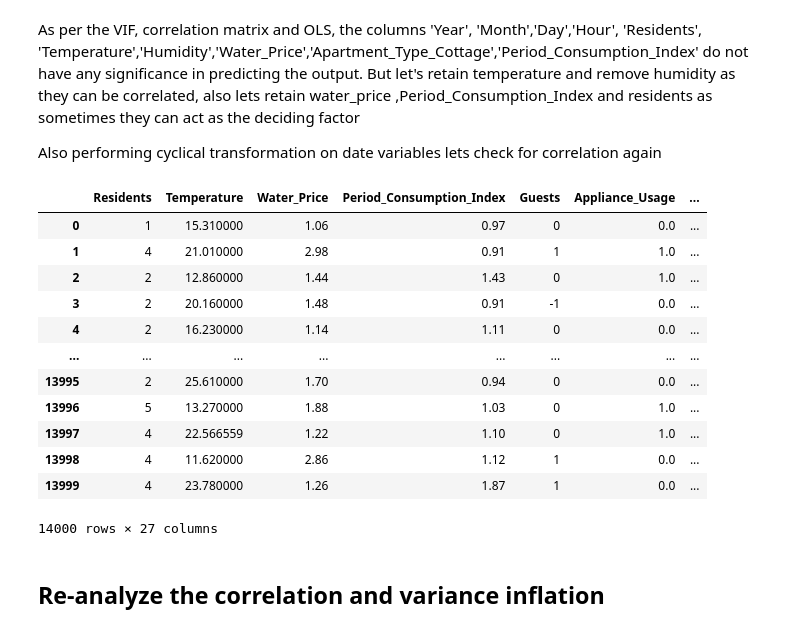
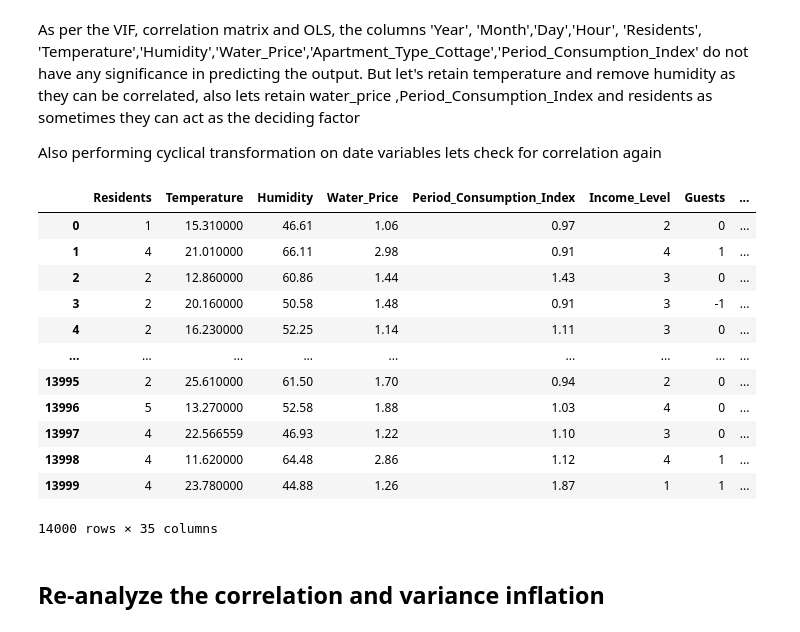
Before and after one commit to Vipina7/WaterConsumptionPredicton, a Jupyter notebook: EDA.ipynb, the cells around one changed output. Saved outputs shown, nothing was run; the diff lists cells and outputs as text; code cells hidden in the pictures.

```diff
--- a/EDA.ipynb
+++ b/EDA.ipynb
@@ -414,0 +481,11 @@ df_encoded
+# %%
+## Ratio based features
+
+df_encoded['Appliance_Usage_Per_Resident'] = df_encoded['Appliance_Usage'] / (df_encoded['Residents'].replace({-1: 0}) + 1)
+df_encoded['Guests_Per_Resident'] = df_encoded['Guests'] / (df_encoded['Residents'].replace({-1: 0}) + 1)
+# %%
+## Binary Flags
+df_encoded['High_Temp_Flag'] = (df_encoded['Temperature'] > 30).astype(int)
+df_encoded['High_Humidity_Flag'] = (df_encoded['Humidity'] > 80).astype(int)
+df_encoded['Many_Residents_Flag'] = (df_encoded['Residents'] > 4).astype(int)
+df_encoded['Peak_Hour_Flag'] = df_encoded['Hour'].isin([6, 7, 8, 18, 19, 20]).astype(int)
@@ -414,0 +508,15 @@ df_encoded
+# %%
+# Weekend Flag (Saturday = 5, Sunday = 6)
+df_encoded["Weekend_Flag"] = df_encoded["Week"].isin([5, 6]).astype(int)
+
+# Morning Flag (8 AM only, since no 6, 7, 9, 10 exist)
+df_encoded["Morning_Flag"] = (df_encoded["Hour"] == 8).astype(int)
+
+# Evening Flag (16 means 4 PM, not evening)
+df_encoded["Evening_Flag"] = (df_encoded["Hour"] == 16).astype(int)
+
+# Winter Flag (December, January, February)
+df_encoded["Winter_Flag"] = df_encoded["Month"].isin([12, 1, 2]).astype(int)
+
+# Summer Flag (June, July, August)
+df_encoded["Summer_Flag"] = df_encoded["Month"].isin([6, 7, 8]).astype(int)
@@ -524,40 +656,46 @@ strong multicollinearity or other numerical problems.
 As per the VIF, correlation matrix and OLS, the columns 'Year', 'Month','Day','Hour', 'Residents', 'Temperature','Humidity','Water_Price','Apartment_Type_Cottage','Period_Consumption_Index' do not have any significance in predicting the output. But let's retain temperature and remove humidity as they can be correlated, also lets retain water_price ,Period_Consumption_Index and residents as sometimes they can act as the deciding factor
 
 Also performing cyclical transformation on date variables lets check for correlation again
+# %%
+columns_to_drop = [
+    "Hour", "Morning_Flag", "Peak_Hour_Flag", "Evening_Flag",
+    "WaterPrice_Squared", "Guests_Per_Resident", "Residents_Squared",
+    "Appliance_Usage_Per_Resident", "Temperature_Squared",
+    "Residents_ApplianceUsage_Interaction", "Humidity_Squared", 'Year', 'Month', 'Day', 'Hour', 'Apartment_Type_Cottage']
 # %%
 from sklearn.preprocessing import MinMaxScaler
 # Hour (cyclical transformation)
 df_encoded['Hour_sin'] = np.sin(2 * np.pi * df_encoded['Hour'] / 24)
 df_encoded['Hour_cos'] = np.cos(2 * np.pi * df_encoded['Hour'] / 24)
 
 # Month (cyclical transformation)
 df_encoded['Month_sin'] = np.sin(2 * np.pi * df_encoded['Month'] / 12)
 df_encoded['Month_cos'] = np.cos(2 * np.pi * df_encoded['Month'] / 12)
 
 # Day (cyclical transformation) - assuming max days = 31
 df_encoded['Day_sin'] = np.sin(2 * np.pi * df_encoded['Day'] / 31)
 df_encoded['Day_cos'] = np.cos(2 * np.pi * df_encoded['Day'] / 31)
 
 min_max_scaler = MinMaxScaler()
 df_encoded['Year'] = min_max_scaler.fit_transform(df_encoded[['Year']])
 
 # Drop the original time-related columns
-df_encoded = df_encoded.drop(columns=['Year', 'Month', 'Day', 'Hour', 'Apartment_Type_Cottage','Humidity',])
+df_encoded = df_encoded.drop(columns=columns_to_drop)
 df_encoded
 # %% [output]
-|  | Residents | Temperature | Water_Price | Period_Consumption_Index | Guests | Appliance_Usage | ... |
-| 0 | 1 | 15.310000 | 1.06 | 0.97 | 0 | 0.0 | ... |
-| 1 | 4 | 21.010000 | 2.98 | 0.91 | 1 | 1.0 | ... |
-| 2 | 2 | 12.860000 | 1.44 | 1.43 | 0 | 1.0 | ... |
-| 3 | 2 | 20.160000 | 1.48 | 0.91 | -1 | 0.0 | ... |
-| 4 | 2 | 16.230000 | 1.14 | 1.11 | 0 | 0.0 | ... |
-| ... | ... | ... | ... | ... | ... | ... | ... |
-| 13995 | 2 | 25.610000 | 1.70 | 0.94 | 0 | 0.0 | ... |
-| 13996 | 5 | 13.270000 | 1.88 | 1.03 | 0 | 1.0 | ... |
-| 13997 | 4 | 22.566559 | 1.22 | 1.10 | 0 | 1.0 | ... |
-| 13998 | 4 | 11.620000 | 2.86 | 1.12 | 1 | 0.0 | ... |
-| 13999 | 4 | 23.780000 | 1.26 | 1.87 | 1 | 0.0 | ... |
+|  | Residents | Temperature | Humidity | Water_Price | Period_Consumption_Index | Income_Level | Guests | ... |
+| 0 | 1 | 15.310000 | 46.61 | 1.06 | 0.97 | 2 | 0 | ... |
+| 1 | 4 | 21.010000 | 66.11 | 2.98 | 0.91 | 4 | 1 | ... |
+| 2 | 2 | 12.860000 | 60.86 | 1.44 | 1.43 | 3 | 0 | ... |
+| 3 | 2 | 20.160000 | 50.58 | 1.48 | 0.91 | 3 | -1 | ... |
+| 4 | 2 | 16.230000 | 52.25 | 1.14 | 1.11 | 3 | 0 | ... |
+| ... | ... | ... | ... | ... | ... | ... | ... | ... |
+| 13995 | 2 | 25.610000 | 61.50 | 1.70 | 0.94 | 2 | 0 | ... |
+| 13996 | 5 | 13.270000 | 52.58 | 1.88 | 1.03 | 4 | 0 | ... |
+| 13997 | 4 | 22.566559 | 46.93 | 1.22 | 1.10 | 3 | 0 | ... |
+| 13998 | 4 | 11.620000 | 64.48 | 2.86 | 1.12 | 4 | 1 | ... |
+| 13999 | 4 | 23.780000 | 44.88 | 1.26 | 1.87 | 1 | 1 | ... |
-14000 rows × 27 columns
+14000 rows × 35 columns
 # %% [markdown]
 ## Re-analyze the correlation and variance inflation
 # %%
```
Also changed, not shown: parts of 36 cells of this notebook, 11 other files.
